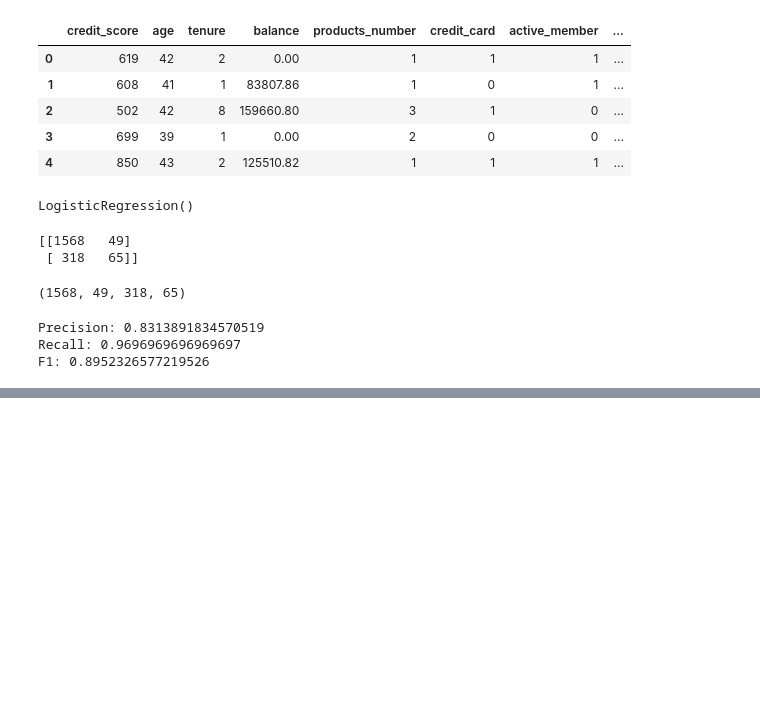
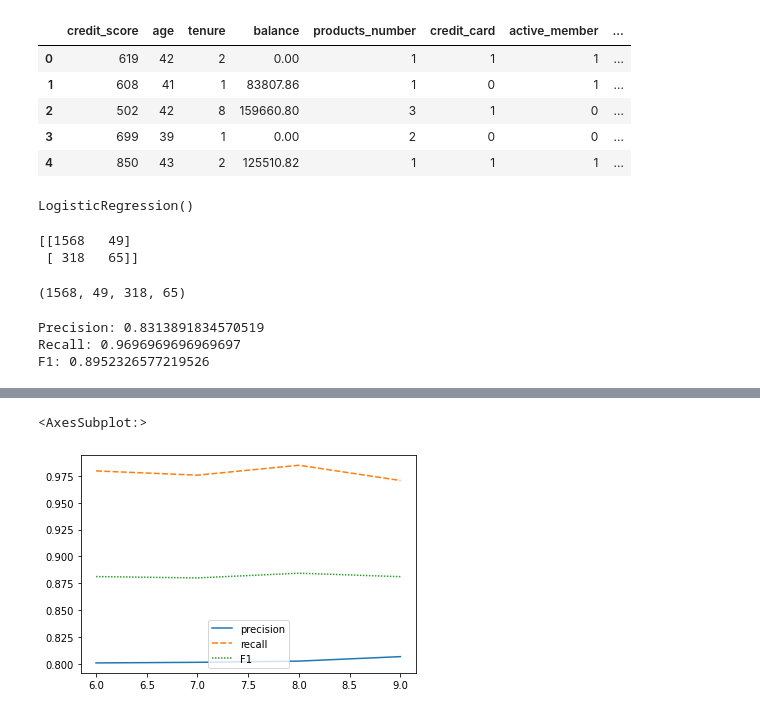
Before and after one commit to ipriyam26/Bennett3rdYearLabs, a Jupyter notebook: AIML/lab51.ipynb, the cells around one changed output, grey strips where cells are left out. Drawn from its saved outputs; the diff is of its cells as text; code cells hidden in the pictures; blank space fills up the shorter version.

```diff
--- a/AIML/lab51.ipynb
+++ b/AIML/lab51.ipynb
@@ -103,3 +104,30 @@ print(f"F1: {F1}")
 Precision: 0.8313891834570519
 Recall: 0.9696969696969697
 F1: 0.8952326577219526
+# %%
+def get_metrics(Y_test, Y_pred):
+    TP, FN, FP, TN = confusion_matrix(Y_test,Y_pred).ravel()
+    precision = TP/(TP+FP)
+    recall = TP/(TP+FN)
+    F1 = 2*precision*recall/(precision+recall)
+    return precision, recall, F1
+
+
+def find(size):
+    X_train,X_test,Y_train,Y_test = train_test_split(X,Y,test_size=size)
+    LR = LogisticRegression()
+    pred = LR.fit(X_train,Y_train).predict(X_test)
+    precision, recall, F1 = get_metrics(Y_test, pred)
+    return {
+        'precision': precision,
+        'recall': recall,
+        'F1': F1
+
+    }
+# %%
+result = {}
+for i in range(6,10,1):
+    result[i] = find(i/10)
+# %%
+ans = pd.DataFrame(result).T
+ans
@@ -105,0 +140,6 @@ F1: 0.8952326577219526
+# %%
+import seaborn as sns
+sns.lineplot(data=ans)
+# %% [output]
+<AxesSubplot:>
+[figure, added]
```
Also changed, not shown: parts of 2 cells of this notebook.
